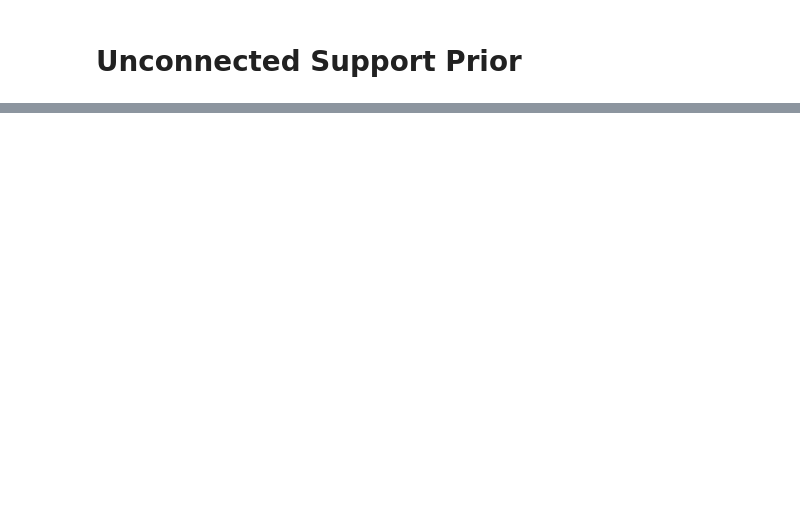
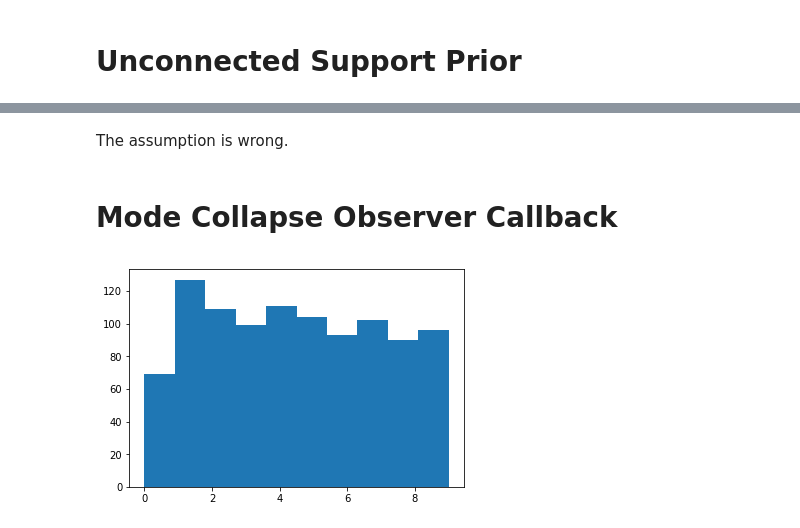
Before and after one commit to nielsrolf/GAN-TUBerlin, a Jupyter notebook: colab_gan_that_imports_from_github.ipynb, the cells around one changed output, grey strips where cells are left out. Saved outputs shown, nothing was run; the diff lists cells and outputs as text; code cells hidden in the pictures; blank space fills up the shorter version.

```diff
--- a/colab_gan_that_imports_from_github.ipynb
+++ b/colab_gan_that_imports_from_github.ipynb
@@ -117,0 +181,19 @@ gan.train(X_train, epochs=100, batch_size=128, callbacks=callbacks)
+# %%
+if train_d_more_often:
+    dcgan = gan.DCGAN(gan.Unconnected(100))
+
+
+
+    pmetric = callbacks.PMetrics(dcgan, X_test[:1000])
+    period = 10
+    train_callbacks = [
+        (callbacks.EvolvingImageCallback(dcgan).plot, period),
+        (callbacks.InterpolationCallback(dcgan).plot, period),
+        (pmetric.track, 1),
+        (pmetric.plot, period),
+        (lambda: dcgan.save('models_mnist_u'), period),
+        (callbacks.InverseDistributionCallback(dcgan, X_train[:100], "X_train").plot, period),
+        (callbacks.InverseDistributionCallback(dcgan, X_test[:100], "X_test").plot, period)
+    ]
+
+    dcgan.train(X_train, epochs=100, batch_size=128, callbacks=train_callbacks, d_steps=5)
@@ -117,0 +230,55 @@ gan.train(X_train, epochs=100, batch_size=128, callbacks=callbacks)
+# %% [markdown]
+The assumption is wrong.
+# %% [markdown]
+# Mode Collapse Observer Callback
+# %%
+from tensorflow.keras.models import Sequential, load_model
+from tensorflow.keras.layers import Dense, Flatten, Dropout, Conv2D, MaxPooling2D
+from tensorflow import keras
+#Callback to classify digits and do a histogram
+
+class ModeCollapseObserver():
+    def __init__(self, gan, mode_predictor):
+        self.gan = gan
+        self.mode_predictor = mode_predictor
+
+    def __call__(self):
+        z = self.gan.prior(1000)
+        img = self.gan.generator.predict(z)
+        modes = self.mode_predictor.predict(img).argmax(1)
+        plt.hist(modes)
+        plt.show()
+
+
+def train_mnist_predictor():
+    model = Sequential()
+    model.add(Conv2D(32, kernel_size=(3, 3),
+                     activation='relu',
+                     input_shape=(28, 28, 1)))
+    model.add(Conv2D(64, (3, 3), activation='relu'))
+    model.add(MaxPooling2D(pool_size=(2, 2)))
+    model.add(Dropout(0.25))
+    model.add(Flatten())
+    model.add(Dense(128, activation='relu'))
+    model.add(Dropout(0.5))
+    model.add(Dense(10, activation='softmax'))
+
+    model.compile(loss=keras.losses.categorical_crossentropy,
+                  optimizer=keras.optimizers.Adadelta(),
+                  metrics=['accuracy'])
+
+    model.fit(X_train, Y_train,
+              batch_size=128,
+              epochs=12,
+              verbose=1,
+              validation_data=(X_test, Y_test))
+    model.save(f"{PROJECT_PATH}/mnist_predictor.h5")
+
+#train_mnist_predictor()
+
+def get_mnist_predictor():
+    return load_model(f"{PROJECT_PATH}/mnist_predictor.h5")
+
+collapse_observer = ModeCollapseObserver(dcgan, get_mnist_predictor())()
+# %% [output]
+[figure, added]
```
Also changed, not shown: parts of 6 cells of this notebook.
